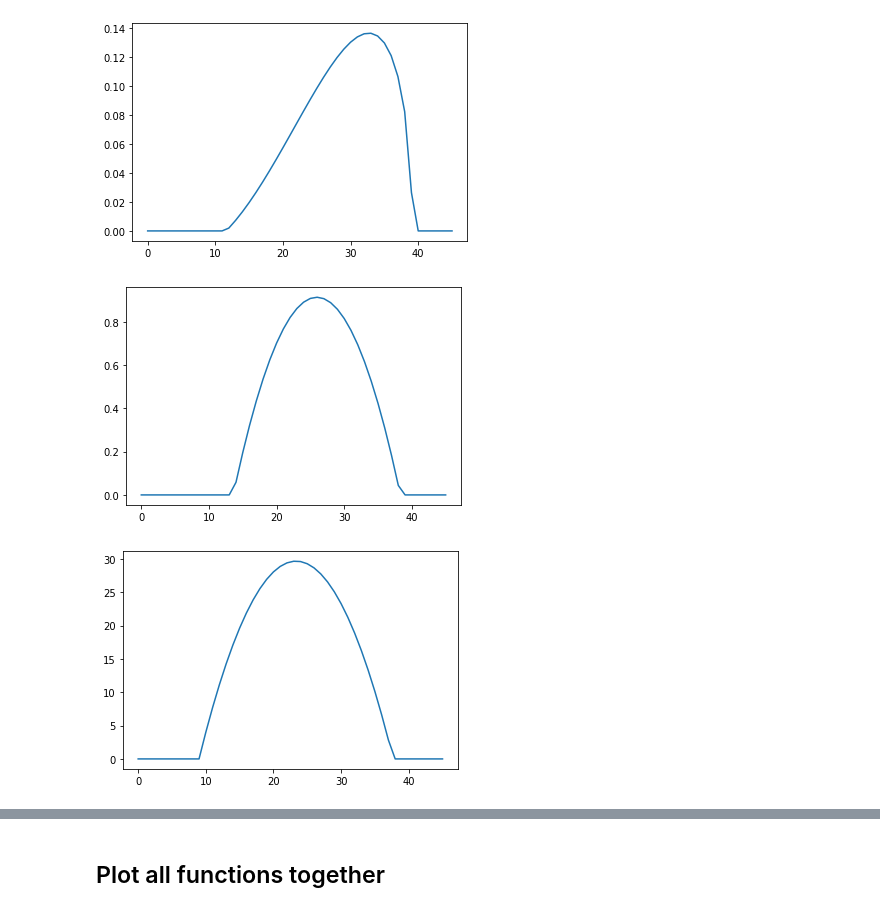
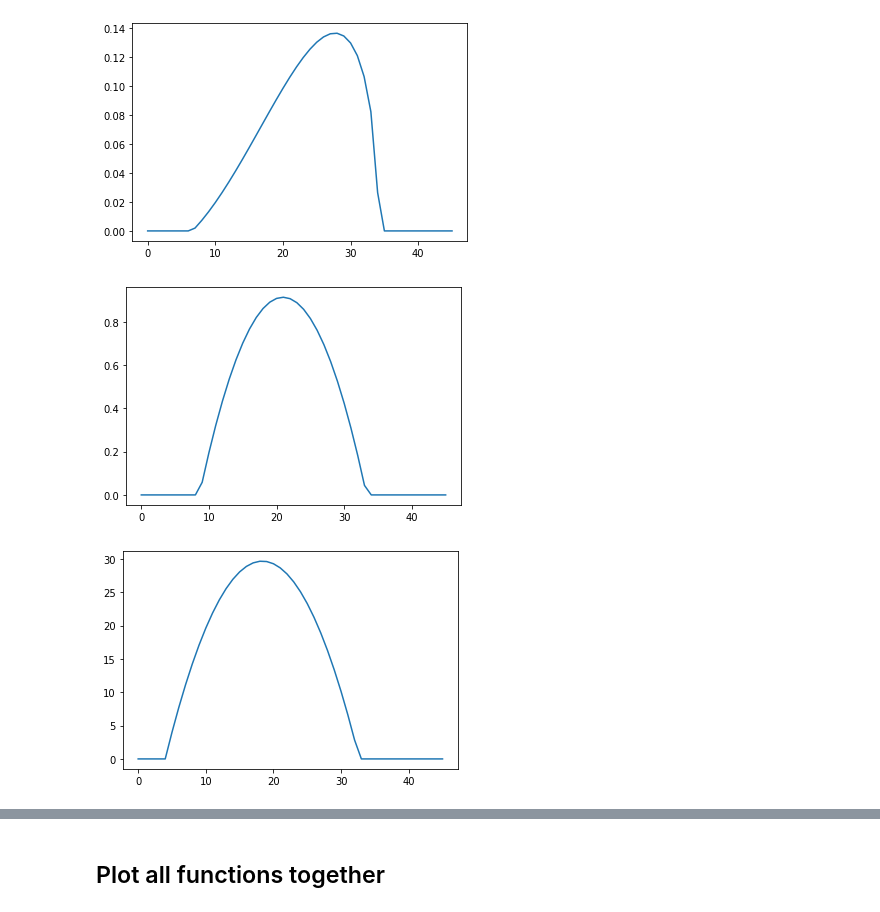
Before and after one commit to Octodon-D/DenguePred, a Jupyter notebook: visualization_temperature_functions.ipynb, the cells around one changed output, grey strips where cells are left out. Cells and saved outputs as stored; diff of their text form; code cells hidden in the pictures.

```diff
--- a/visualization_temperature_functions.ipynb
+++ b/visualization_temperature_functions.ipynb
@@ -23,9 +27,9 @@ def briere_function(q, T, Tmin, Tmax):
 def quadratic_function(q, T, Tmin, Tmax):
     return (-q*(T-Tmin)*(T-Tmax))
 # %%
-# get the biting rate for T from 0°C to 45°C for plotting
+# get the biting rate for T from 5°C to 50°C for plotting
 biting_rate=[]
-for i in range(0, 46):
+for i in range(5, 51):
     x = briere_function(q=(2.02*(10**(-4))), T=i, Tmin=13.8, Tmax=40.0)
     biting_rate.append(x)
 # replace negative values with 0
@@ -38,7 +42,7 @@ plt.plot(biting_rate);
 # %%
-# get the fecundity for T from 0°C to 45°C for plotting
+# get the fecundity for T from 5°C to 50°C for plotting
 fecundity =[]
-for i in range(0, 46):
+for i in range(5, 51):
     x = briere_function(q=(8.16*(10**(-3))), T=i, Tmin=14.7, Tmax=34.4)
     fecundity.append(x)
 # replace negative values with 0
@@ -51,7 +61,7 @@ plt.plot(fecundity);
 # %%
-# get the Mosquito Dev. Rate (MDR) for T from 0°C to 45°C for plotting
+# get the Mosquito Dev. Rate (MDR) for T from 5°C to 50°C for plotting
 mdr =[]
-for i in range(0, 46):
+for i in range(5, 51):
     x = briere_function(q=(7.83*(10**(-5))), T=i, Tmin=11.6, Tmax=39.1)
     mdr.append(x)
 # replace negative values with 0
@@ -60,11 +70,11 @@ mdr = mdr.clip(lower=0)
 # plot
 plt.plot(mdr);
 # %% [output]
-[figure, old version]
+[figure, new version]
 # %%
-# get the immature survival for T from 0°C to 45°C for plotting
+# get the immature survival for T from 5°C to 50°C for plotting
 immature_survival =[]
-for i in range(0, 46):
+for i in range(5, 51):
     x = quadratic_function(q=(5.99*(10**(-3))), T=i, Tmin=13.6, Tmax=38.3)
     immature_survival.append(x)
 # replace negative values with 0
@@ -73,17 +83,17 @@ immature_survival = immature_survival.clip(lower=0)
 # plot
 plt.plot(immature_survival);
 # %% [output]
-[figure, old version]
+[figure, new version]
 # %%
-# get the lifespan for T from 0°C to 45°C for plotting
+# get the lifespan for T from 5°C to 50°C for plotting
 lifespan =[]
-for i in range(0, 46):
+for i in range(5, 51):
     x = quadratic_function(q=(1.44*(10**(-1))), T=i, Tmin=9, Tmax=37.7)
     lifespan.append(x)
 # replace negative values with 0
 lifespan = pd.Series(lifespan)
 lifespan = lifespan.clip(lower=0)
 # plot
 plt.plot(lifespan);
 # %% [output]
-[figure, old version]
+[figure, new version]
```
Also changed, not shown: parts of 10 cells of this notebook, 3 other files.
